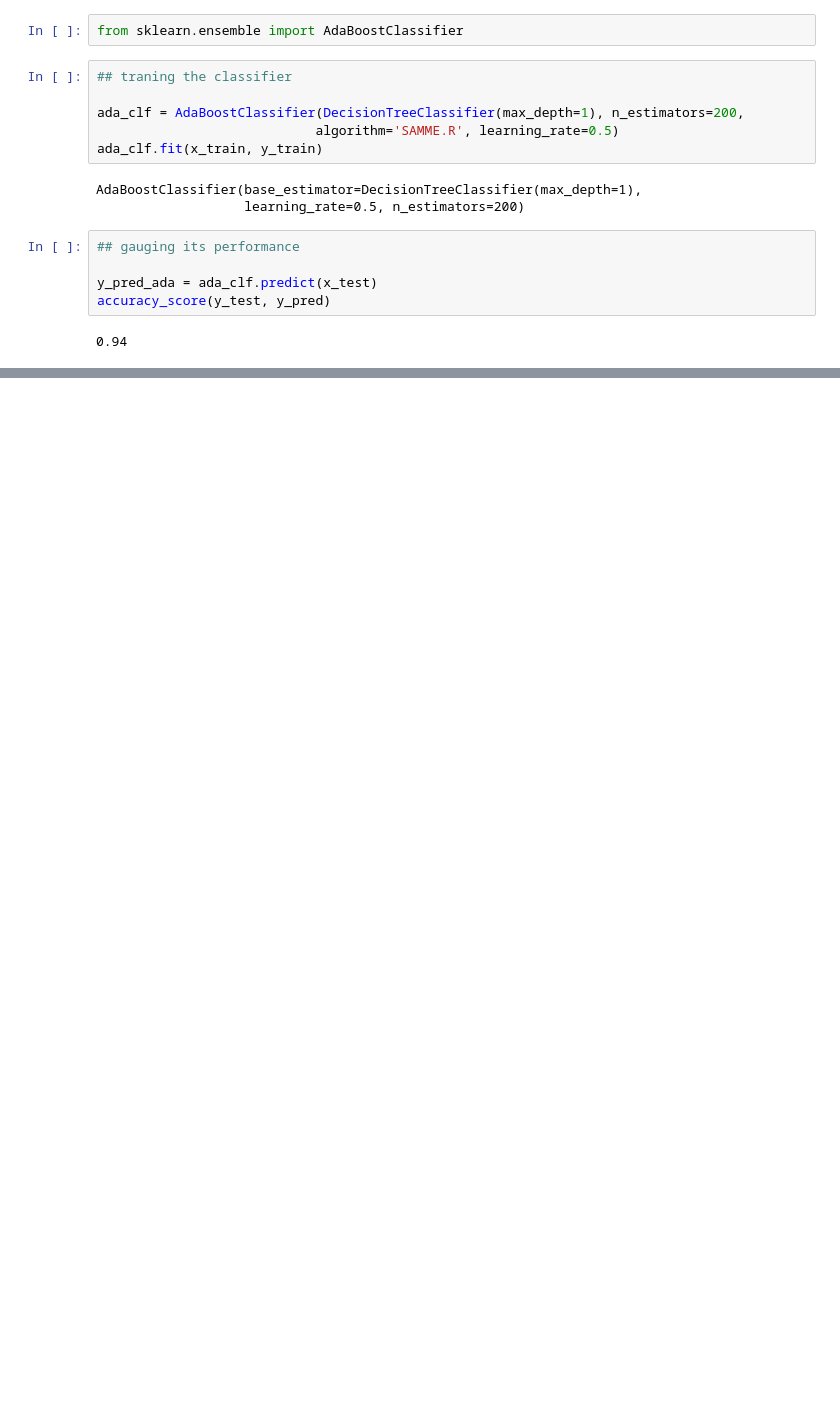
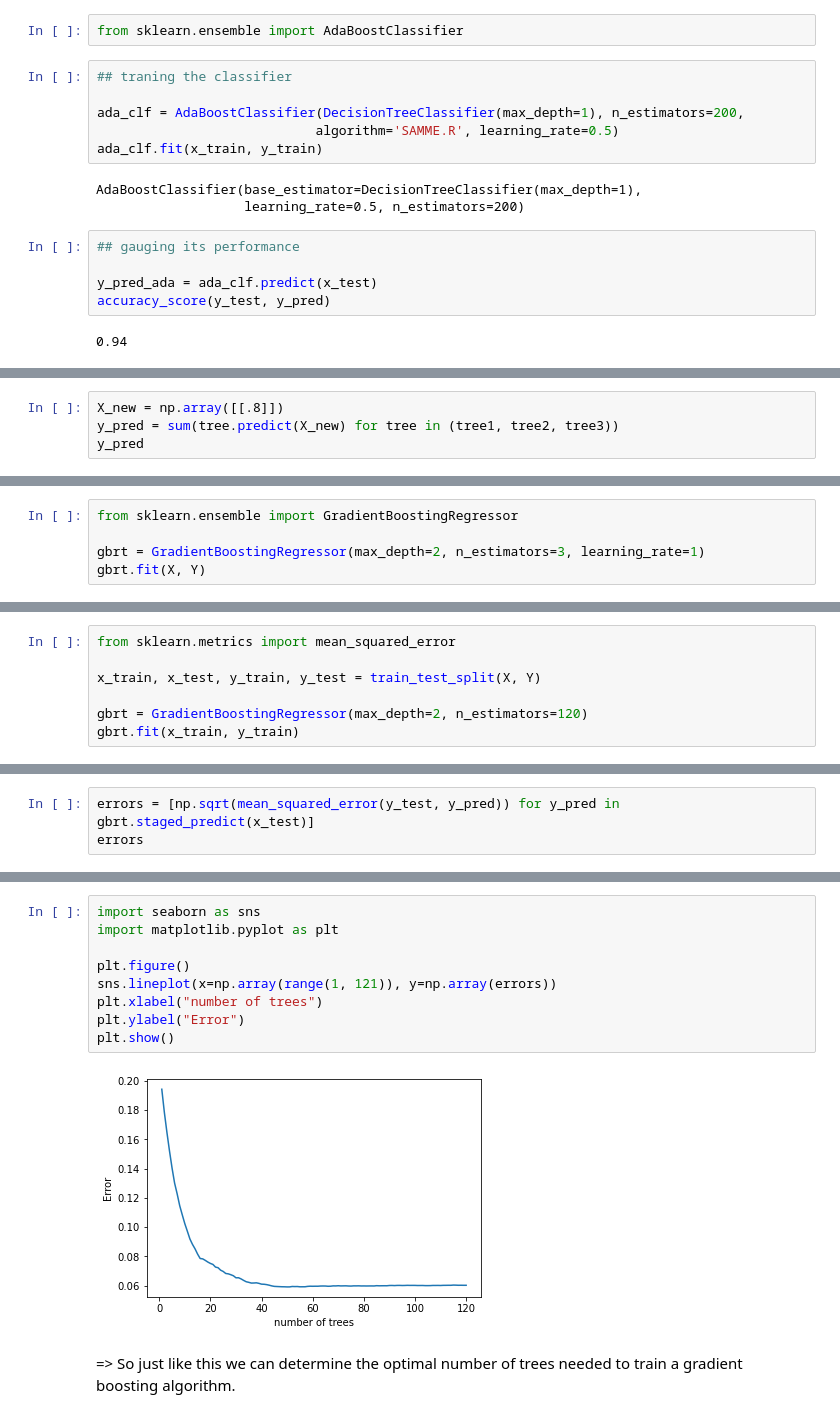
Before and after one commit to suryanshyaknow/machine-learning, a Jupyter notebook: in4__Ensemble Learning, Random Forests/in2__Ensemble Learning, Bagging, Random Forests and Boosting.ipynb, the cells around one changed output, grey strips where cells are left out. Cells and saved outputs as stored; diff of their text form; blank space fills up the shorter version.

Commit message:
added GradientBoosting

```diff
--- a/in4__Ensemble Learning, Random Forests/in2__Ensemble Learning, Bagging, Random Forests and Boosting.ipynb
+++ b/in4__Ensemble Learning, Random Forests/in2__Ensemble Learning, Bagging, Random Forests and Boosting.ipynb
@@ -236,0 +299,4 @@ accuracy_score(y_test, y_pred)
+# %%
+X_new = np.array([[.8]])
+y_pred = sum(tree.predict(X_new) for tree in (tree1, tree2, tree3))
+y_pred
@@ -236,0 +307,5 @@ accuracy_score(y_test, y_pred)
+# %%
+from sklearn.ensemble import GradientBoostingRegressor
+
+gbrt = GradientBoostingRegressor(max_depth=2, n_estimators=3, learning_rate=1)
+gbrt.fit(X, Y)
@@ -236,0 +323,7 @@ accuracy_score(y_test, y_pred)
+# %%
+from sklearn.metrics import mean_squared_error
+
+x_train, x_test, y_train, y_test = train_test_split(X, Y)
+
+gbrt = GradientBoostingRegressor(max_depth=2, n_estimators=120)
+gbrt.fit(x_train, y_train)
@@ -236,0 +332,3 @@ accuracy_score(y_test, y_pred)
+# %%
+errors = [np.sqrt(mean_squared_error(y_test, y_pred)) for y_pred in gbrt.staged_predict(x_test)]
+errors
@@ -236,0 +353,13 @@ accuracy_score(y_test, y_pred)
+# %%
+import seaborn as sns
+import matplotlib.pyplot as plt
+
+plt.figure()
+sns.lineplot(x=np.array(range(1, 121)), y=np.array(errors))
+plt.xlabel("number of trees")
+plt.ylabel("Error")
+plt.show()
+# %% [output]
+[figure, added]
+# %% [markdown]
+=> So just like this we can determine the optimal number of trees needed to train a gradient boosting algorithm.
```
Also changed, not shown: parts of 29 cells of this notebook.
